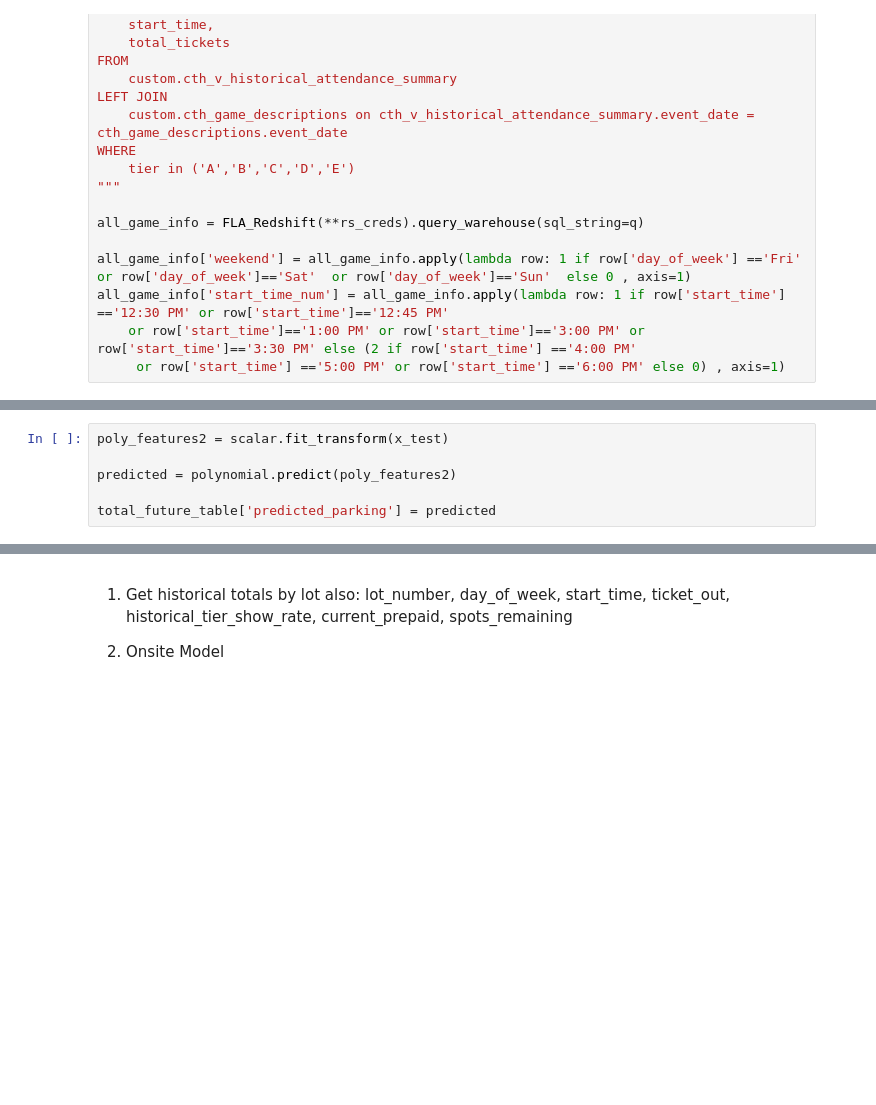
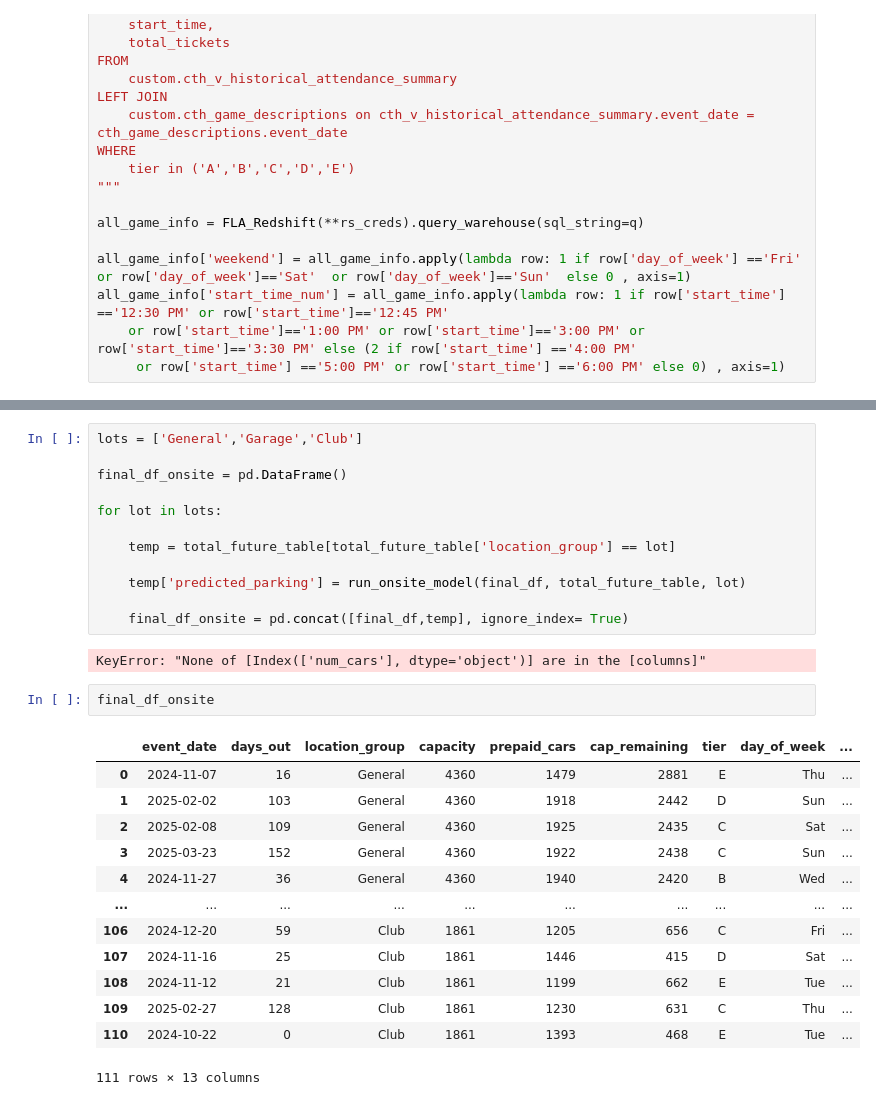
Before and after one commit to riffere-fla/pandas_party, a Jupyter notebook: parking_model_2425.ipynb, the cells around one changed output, grey strips where cells are left out. Drawn from its saved outputs; the diff is of its cells as text; blank space fills up the shorter version.

```diff
--- a/parking_model_2425.ipynb
+++ b/parking_model_2425.ipynb
@@ -158,6 +431,0 @@ total_table['predicted_parking'] = predicted
-# %%
-poly_features2 = scalar.fit_transform(x_test)
-
-predicted = polynomial.predict(poly_features2)
-
-total_future_table['predicted_parking'] = predicted
@@ -184,5 +432,30 @@ total_future_table.sort_values(by='event_date').head(30)
-# %% [markdown]
-1. Get historical totals by lot
-    also: lot_number, day_of_week, start_time, ticket_out, historical_tier_show_rate, current_prepaid, spots_remaining
-
-3. Onsite Model
+# %%
+lots = ['General','Garage','Club']
+
+final_df_onsite = pd.DataFrame()
+
+for lot in lots:
+
+    temp = total_future_table[total_future_table['location_group'] == lot]
+
+    temp['predicted_parking'] = run_onsite_model(final_df, total_future_table, lot)
+
+    final_df_onsite = pd.concat([final_df,temp], ignore_index= True)
+# %% [output]
+KeyError: "None of [Index(['num_cars'], dtype='object')] are in the [columns]"
+# %%
+final_df_onsite
+# %% [output]
+|  | event_date | days_out | location_group | capacity | prepaid_cars | cap_remaining | tier | day_of_week | ... |
+| 0 | 2024-11-07 | 16 | General | 4360 | 1479 | 2881 | E | Thu | ... |
+| 1 | 2025-02-02 | 103 | General | 4360 | 1918 | 2442 | D | Sun | ... |
+| 2 | 2025-02-08 | 109 | General | 4360 | 1925 | 2435 | C | Sat | ... |
+| 3 | 2025-03-23 | 152 | General | 4360 | 1922 | 2438 | C | Sun | ... |
+| 4 | 2024-11-27 | 36 | General | 4360 | 1940 | 2420 | B | Wed | ... |
+| ... | ... | ... | ... | ... | ... | ... | ... | ... | ... |
+| 106 | 2024-12-20 | 59 | Club | 1861 | 1205 | 656 | C | Fri | ... |
+| 107 | 2024-11-16 | 25 | Club | 1861 | 1446 | 415 | D | Sat | ... |
+| 108 | 2024-11-12 | 21 | Club | 1861 | 1199 | 662 | E | Tue | ... |
+| 109 | 2025-02-27 | 128 | Club | 1861 | 1230 | 631 | C | Thu | ... |
+| 110 | 2024-10-22 | 0 | Club | 1861 | 1393 | 468 | E | Tue | ... |
+111 rows × 13 columns
```
Also changed, not shown: parts of 17 cells of this notebook.
